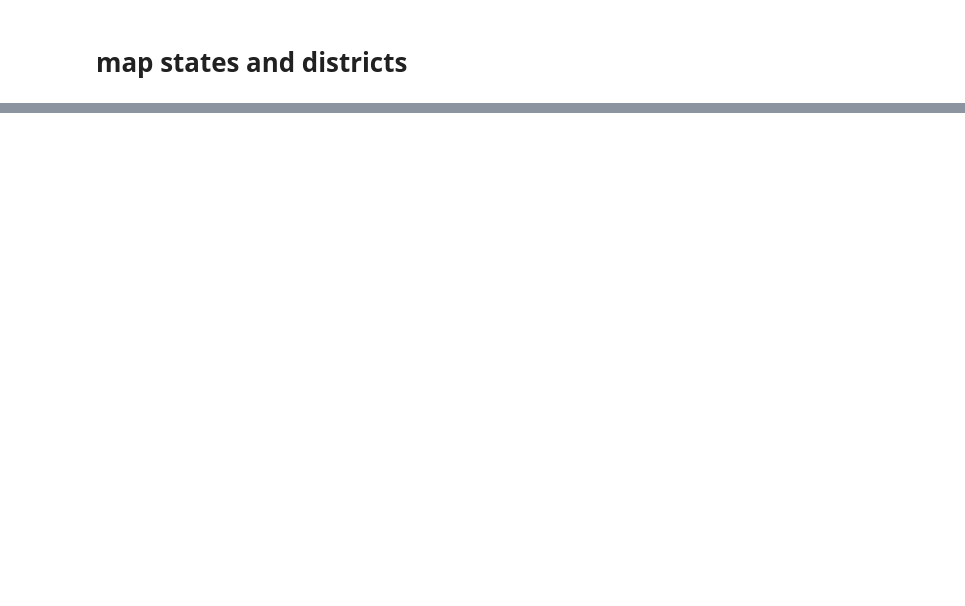
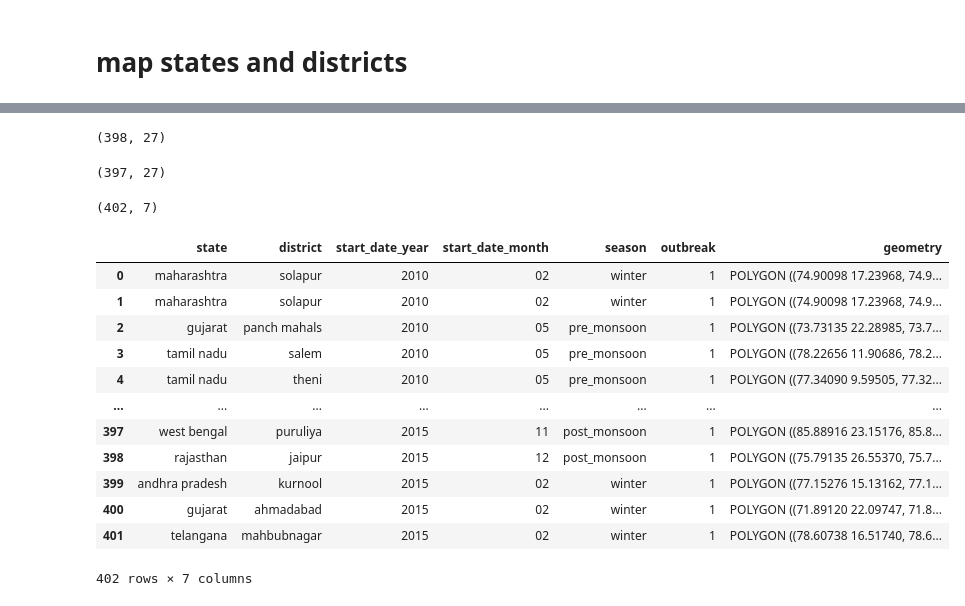
Before and after one commit to alexvmt/cholera_risk_modeling, a Jupyter notebook: extract_outbreaks_from_pdfs.ipynb, the cells around one changed output, grey strips where cells are left out. Drawn from its saved outputs; the diff is of its cells as text; code cells hidden in the pictures; blank space fills up the shorter version.

```diff
--- a/extract_outbreaks_from_pdfs.ipynb
+++ b/extract_outbreaks_from_pdfs.ipynb
@@ -269,0 +496,22 @@ states_districts[states_districts.District == 'Balrampur']
+# %%
+outbreaks['district'] = outbreaks_districts
+# %%
+# manually map missing districts
+outbreaks.loc[(outbreaks.col4 == '110') & (outbreaks.col6 == '25/10/13'), ('district')] = 'bankura'
+outbreaks.loc[(outbreaks.col4 == '50') & (outbreaks.col6 == '25/10/13') & (outbreaks.col7 == '28/10/13'), ('district')] = 'bankura'
+outbreaks.loc[(outbreaks.col4 == '23') & (outbreaks.col6 == '23/10/13') & (outbreaks.col7 == '23/10/13'), ('district')] = 'puruliya'
+outbreaks.loc[(outbreaks.col4 == '13') & (outbreaks.col6 == '31/07/13') & (outbreaks.col7 == '31/07/13'), ('district')] = 'puruliya'
+outbreaks.loc[(outbreaks.col4 == '33') & (outbreaks.col6 == '01/06/13') & (outbreaks.col7 == '08/06/13'), ('district')] = 'chitradurga'
+outbreaks.loc[(outbreaks.col4 == '88') & (outbreaks.col6 == '05/05/13'), ('district')] = 'sangli'
+outbreaks.loc[(outbreaks.col4 == '60') & (outbreaks.col6 == '01/05/13') & (outbreaks.col7 == '02/05/13'), ('district')] = 'puruliya'
+outbreaks.loc[(outbreaks.col4 == '36') & (outbreaks.col6 == '19/04/13'), ('district')] = 'davanagere'
+outbreaks.loc[(outbreaks.col4 == '161') & (outbreaks.col6 == '27/08/12'), ('district')] = 'nagpur'
+outbreaks.loc[(outbreaks.col4 == '73') & (outbreaks.col6 == '22/07/12') & (outbreaks.col7 == '23/07/12'), ('district')] = 'bankura'
+outbreaks.loc[(outbreaks.col4 == '19') & (outbreaks.col6 == '21/07/12') & (outbreaks.col7 == '21/07/12'), ('district')] = 'chikmagalur'
+outbreaks.loc[(outbreaks.col4 == '21') & (outbreaks.col6 == '06/07/12') & (outbreaks.col7 == '12/07/12'), ('district')] = 'birbhum'
+outbreaks.loc[(outbreaks.col4 == '59') & (outbreaks.col6 == '25/05/12') & (outbreaks.col7 == '25/05/12'), ('district')] = 'tumkur'
+outbreaks.loc[(outbreaks.col4 == '8') & (outbreaks.col6 == '03/05/12') & (outbreaks.col7 == '07/05/12'), ('district')] = 'wayanad'
+outbreaks.loc[(outbreaks.col4 == '26') & (outbreaks.col7 == '16.08.11'), ('district')] = 'birbhum'
+outbreaks.loc[(outbreaks.col4 == '86') & (outbreaks.col6 == '25/10/13') & (outbreaks.col7 == '28/10/13'), ('district')] = 'bankura'
+outbreaks.loc[(outbreaks.col4 == '25') & (outbreaks.col6 == '19/05/12'), ('district')] = 'mandya'
+outbreaks.loc[(outbreaks.col4 == '12') & (outbreaks.col6 == '13.03.12') & (outbreaks.col7 == '14.03.12'), ('district')] = 'mysore'
@@ -269,0 +536,32 @@ states_districts[states_districts.District == 'Balrampur']
+# %%
+outbreaks.shape
+# %% [output]
+(398, 27)
+# %%
+outbreaks = outbreaks[outbreaks.district.notnull()]
+# %%
+outbreaks.shape
+# %% [output]
+(397, 27)
+# %%
+outbreaks_mapped = pd.merge(outbreaks, states_districts, how='left', on='district')[['state', 'district', 'start_date_year', 'start_date_month', 'season', 'outbreak', 'geometry']].reset_index(drop=True)
+# %%
+outbreaks_mapped.shape
+# %% [output]
+(402, 7)
+# %%
+outbreaks_mapped
+# %% [output]
+|  | state | district | start_date_year | start_date_month | season | outbreak | geometry |
+| 0 | maharashtra | solapur | 2010 | 02 | winter | 1 | POLYGON ((74.90098 17.23968, 74.9... |
+| 1 | maharashtra | solapur | 2010 | 02 | winter | 1 | POLYGON ((74.90098 17.23968, 74.9... |
+| 2 | gujarat | panch mahals | 2010 | 05 | pre_monsoon | 1 | POLYGON ((73.73135 22.28985, 73.7... |
+| 3 | tamil nadu | salem | 2010 | 05 | pre_monsoon | 1 | POLYGON ((78.22656 11.90686, 78.2... |
+| 4 | tamil nadu | theni | 2010 | 05 | pre_monsoon | 1 | POLYGON ((77.34090 9.59505, 77.32... |
+| ... | ... | ... | ... | ... | ... | ... | ... |
+| 397 | west bengal | puruliya | 2015 | 11 | post_monsoon | 1 | POLYGON ((85.88916 23.15176, 85.8... |
+| 398 | rajasthan | jaipur | 2015 | 12 | post_monsoon | 1 | POLYGON ((75.79135 26.55370, 75.7... |
+| 399 | andhra pradesh | kurnool | 2015 | 02 | winter | 1 | POLYGON ((77.15276 15.13162, 77.1... |
+| 400 | gujarat | ahmadabad | 2015 | 02 | winter | 1 | POLYGON ((71.89120 22.09747, 71.8... |
+| 401 | telangana | mahbubnagar | 2015 | 02 | winter | 1 | POLYGON ((78.60738 16.51740, 78.6... |
+402 rows × 7 columns
```
Also changed, not shown: parts of 100 cells of this notebook.
